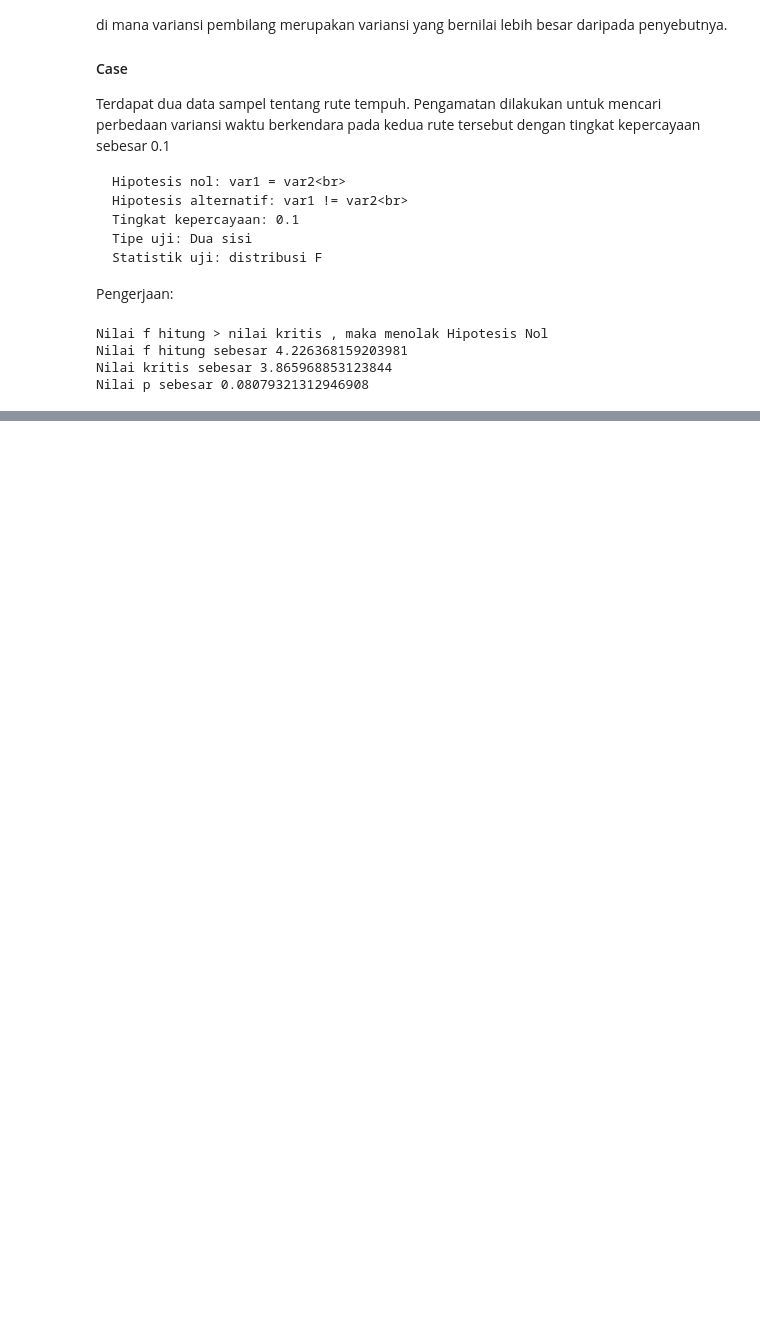
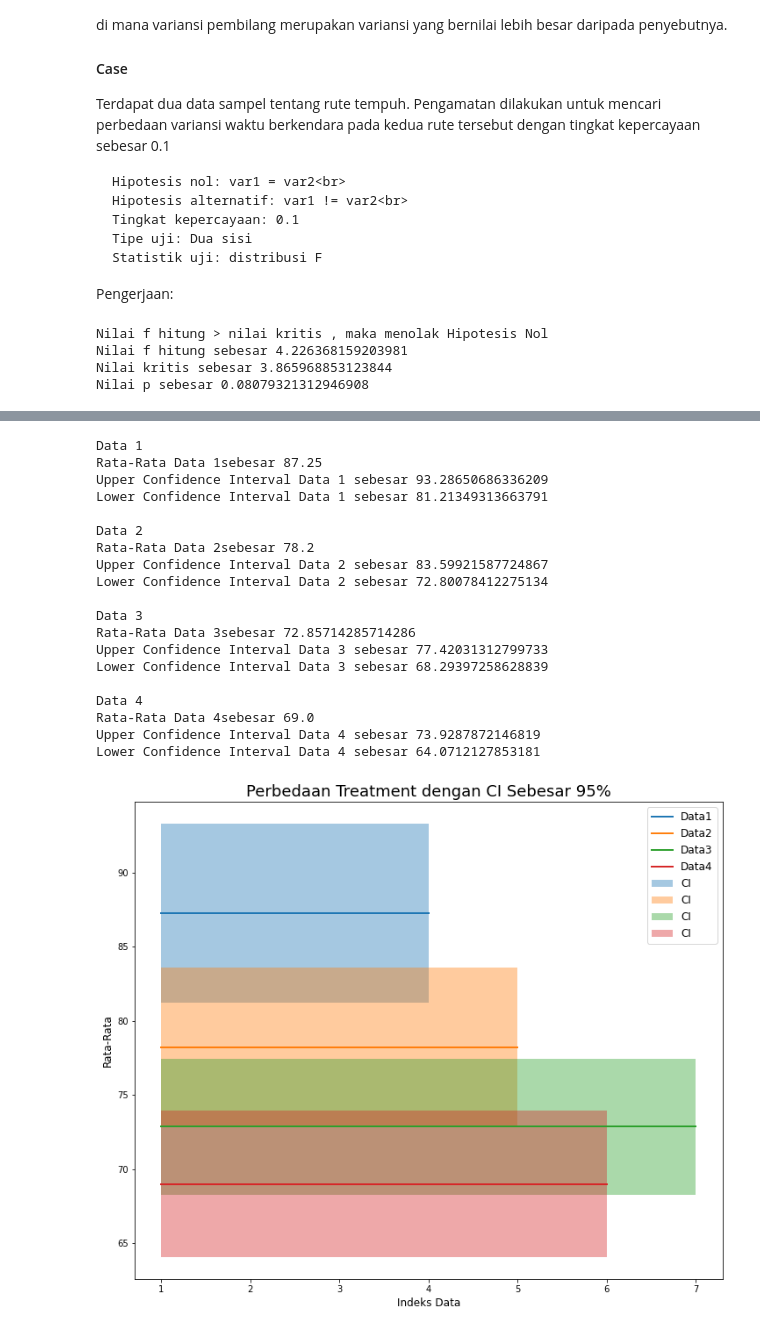
Before and after one commit to hanafication/Statistika, a Jupyter notebook: Buku_1/jilid_2.ipynb, the cells around one changed output, grey strips where cells are left out. Drawn from its saved outputs; the diff is of its cells as text; code cells hidden in the pictures; blank space fills up the shorter version.

```diff
--- a/Buku_1/jilid_2.ipynb
+++ b/Buku_1/jilid_2.ipynb
@@ -67,0 +173,55 @@ Nilai p sebesar 0.08079321312946908
+# %%
+#Kalkulasi Individual Confidence Interval sehingga dapat dibandingkan semuanya
+#import for plot
+import matplotlib.pyplot as plt
+import seaborn as sns
+
+ci = 0.05
+data_list = [data1, data2, data3, data4]
+plt.figure(figsize = (12, 10))
+plt.tight_layout(pad = 6)
+
+for i, val in enumerate(data_list, 1):
+    data_upper = np.mean(val) + stats.t.ppf(1 - ci/2, dof_E) * np.sqrt(MSE / len(val))
+    data_lower = np.mean(val) - stats.t.ppf(1 - ci/2, dof_E) * np.sqrt(MSE / len(val))
+
+    #plot
+    sns.lineplot(y = np.mean(val),
+                 x = np.linspace(1, len(val), len(val)), linewidth = 2,
+                 label = 'Data' + str(i))
+    plt.fill_between(x = np.linspace(1, len(val), len(val)),
+                     y1 = data_upper, y2 = data_lower,
+                     alpha = 0.4, linewidth = 1, label = 'CI')
+    plt.legend(fontsize = 12)
+    plt.xlabel('Indeks Data', fontsize = 12)
+    plt.ylabel('Rata-Rata', fontsize = 12)
+    plt.title('Perbedaan Treatment dengan CI Sebesar 95%',
+              fontsize = 18)
+
+    print('Data ' + str(i))
+    print('Rata-Rata Data ' + str(i) + 'sebesar', np.mean(val))
+    print('Upper Confidence Interval Data ' + str(i) + ' sebesar', data_upper)
+    print('Lower Confidence Interval Data ' + str(i) + ' sebesar', data_lower, '\n')
+
+plt.show()
+# %% [output]
+Data 1
+Rata-Rata Data 1sebesar 87.25
+Upper Confidence Interval Data 1 sebesar 93.28650686336209
+Lower Confidence Interval Data 1 sebesar 81.21349313663791
+
+Data 2
+Rata-Rata Data 2sebesar 78.2
+Upper Confidence Interval Data 2 sebesar 83.59921587724867
+Lower Confidence Interval Data 2 sebesar 72.80078412275134
+
+Data 3
+Rata-Rata Data 3sebesar 72.85714285714286
+Upper Confidence Interval Data 3 sebesar 77.42031312799733
+Lower Confidence Interval Data 3 sebesar 68.29397258628839
+
+Data 4
+Rata-Rata Data 4sebesar 69.0
+Upper Confidence Interval Data 4 sebesar 73.9287872146819
+Lower Confidence Interval Data 4 sebesar 64.0712127853181
+[figure, added]
```
Also changed, not shown: parts of 15 cells of this notebook.
